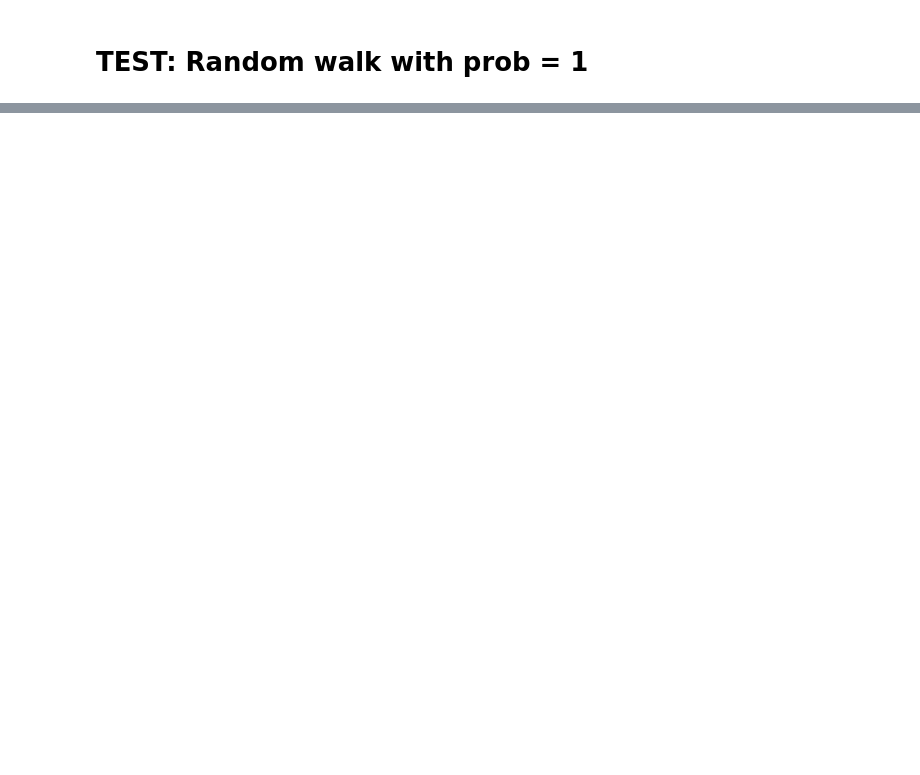
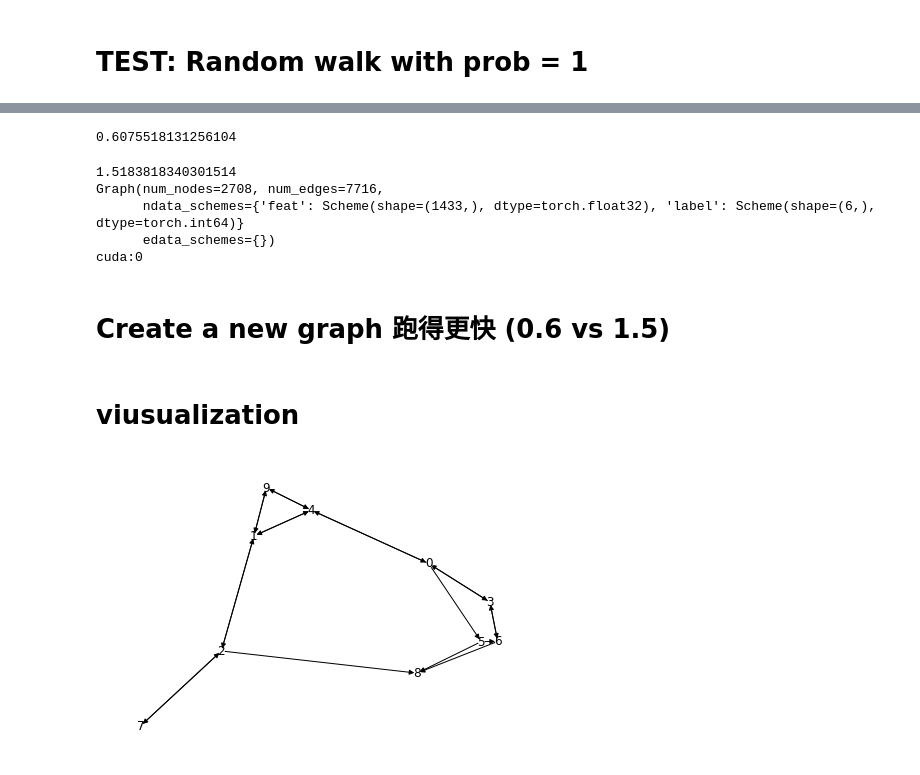
Before and after one commit to CampanulaBells/GGD-Anomaly-Detection, a Jupyter notebook: test_sample_graph.ipynb, the cells around one changed output, grey strips where cells are left out. Drawn from its saved outputs; the diff is of its cells as text; code cells hidden in the pictures; blank space fills up the shorter version.

```diff
--- a/test_sample_graph.ipynb
+++ b/test_sample_graph.ipynb
@@ -119,0 +201,35 @@ plt.savefig("Random Sampling with restart_ratio=1", dpi=400)
+# %%
+graph_sampler = GraphSamplerTEST(g_cora_cuda, n_nodes=4)
+n_sampling = 1000
+
+t_create_start = time.time()
+for i in range(n_sampling):
+    cora_drop_create = graph_sampler.forward_create()
+t_create_end = time.time()
+t_create_delta = t_create_end - t_create_start
+print(t_create_delta)
+print(cora_drop_create)
+print(cora_drop_create.device)
+
+# no if : 5.638128042221069
+# if: 5.629454851150513
+# %% [output]
+0.6075518131256104
+# %%
+
+graph_sampler = GraphSamplerTEST(g_cora_cuda, n_nodes=4)
+n_sampling = 1000
+t_copy_start = time.time()
+for i in range(n_sampling):
+    cora_drop_copy = graph_sampler.forward_copy()
+t_copy_end = time.time()
+t_copy_delta = t_copy_end - t_copy_start
+print(t_copy_delta)
+# %% [output]
+1.5183818340301514
+Graph(num_nodes=2708, num_edges=7716,
+      ndata_schemes={'feat': Scheme(shape=(1433,), dtype=torch.float32), 'label': Scheme(shape=(6,), dtype=torch.int64)}
+      edata_schemes={})
+cuda:0
+# %% [markdown]
+# Create a new graph 跑得更快 (0.6 vs 1.5)
@@ -119,0 +273,16 @@ plt.savefig("Random Sampling with restart_ratio=1", dpi=400)
+# %% [markdown]
+# viusualization
+# %%
+# Raw graph
+
+options = {
+    'node_color': 'white',
+    'node_size': 30,
+    'width': 1,
+    'with_labels': True
+}
+G_NWX = dgl.to_networkx(graph)
+plt.figure(figsize=[6,4])
+nx.draw_spectral(G_NWX, **options)
+# %% [output]
+[figure, added]
```
Also changed, not shown: parts of 14 cells of this notebook, 3 other files.
